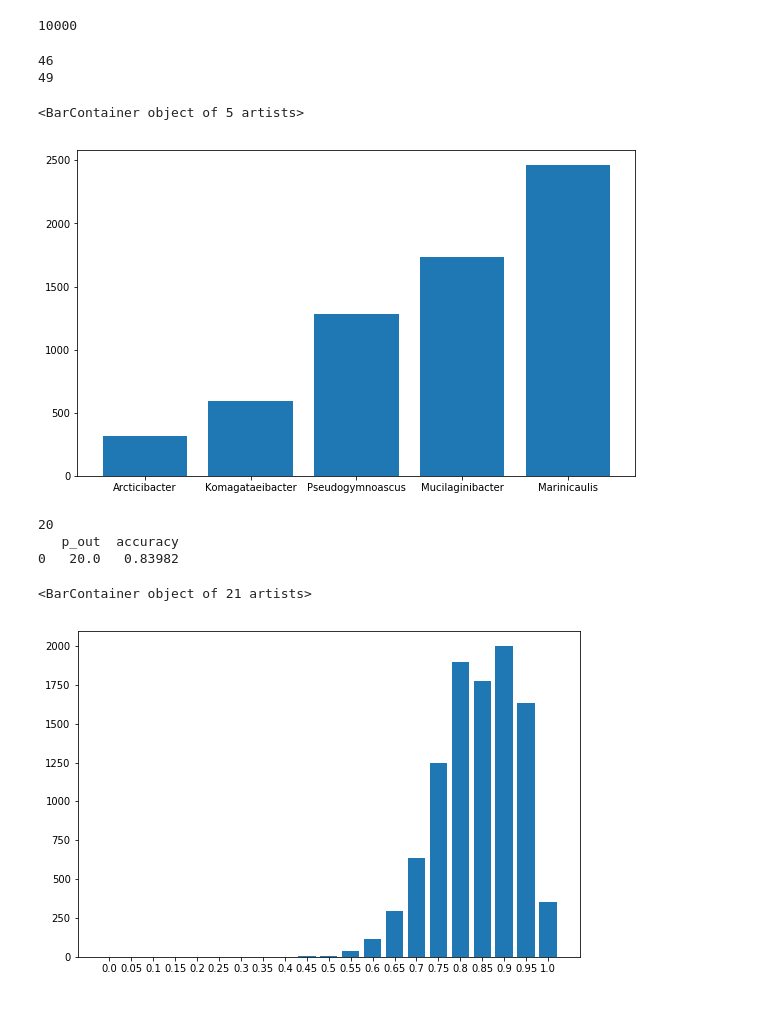
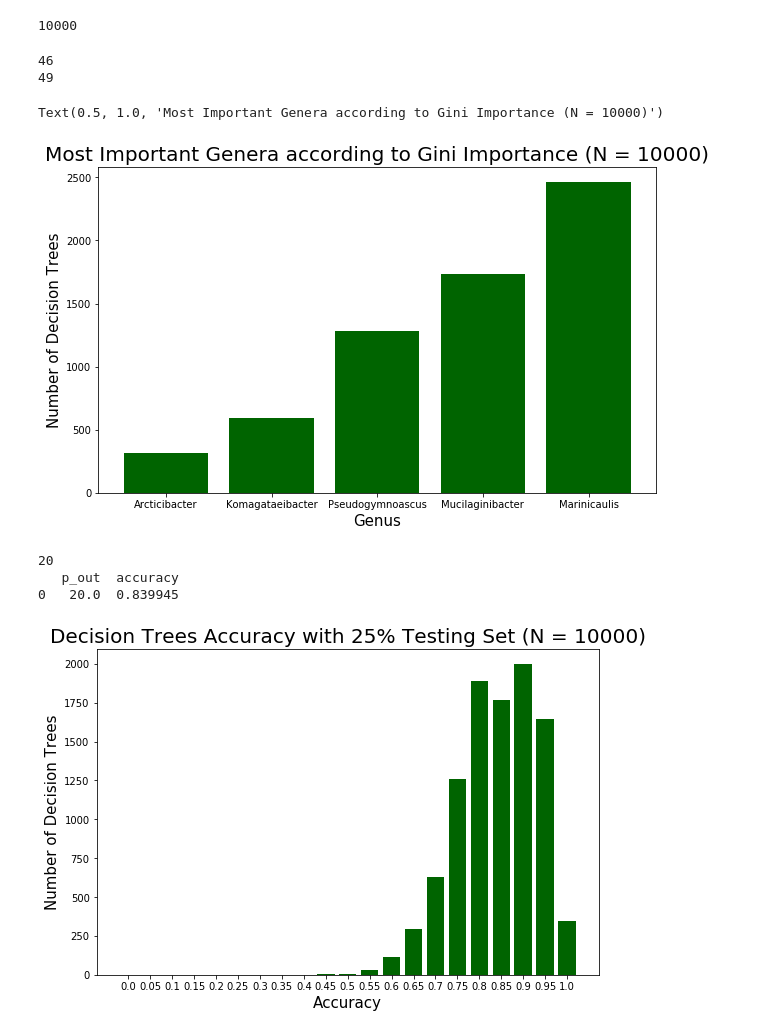
Before and after one commit to chdorgeix1/proProj, a Jupyter notebook: species_microbe_analysis/final_project.ipynb, the cells around one changed output. Saved outputs shown, nothing was run; the diff lists cells and outputs as text; code cells hidden in the pictures; blank space fills up the shorter version.

Commit message:
Updated poster presentation with relevant figures

```diff
--- a/species_microbe_analysis/final_project.ipynb
+++ b/species_microbe_analysis/final_project.ipynb
@@ -194,14 +194,14 @@ for j in p_num_list:
     d = {'TP': [], 'FN': [], 'FP': [], 'TN': []}
     df1 = pd.DataFrame(data=d)
 
-    rs = ShuffleSplit(n_splits=1000, test_size= float(j/81), random_state=1693)
+    rs = ShuffleSplit(n_splits=10000, test_size= float(j/81), random_state=1693)
     rs.get_n_splits(X)
 
     FN_FP_TP_TN = []
     for train_index, test_index in rs.split(X):
         X_train, X_test = X[train_index], X[test_index]
         y_train, y_test = y[train_index], y[test_index]
-        dt_classifier = DecisionTreeClassifier(random_state=1693, max_depth=3, min_samples_leaf=4)
+        dt_classifier = DecisionTreeClassifier(random_state=1693, max_depth=2, min_samples_leaf=4)
         dt_classifier.fit(X_train, y_train)
 
         #counter = 0
@@ -304,0 +300,8 @@ df2.plot(x="p_out", y=["accuracy"], kind="line", figsize=(10, 9))
+# %%
+df2.plot(x="p_out", y="accuracy", kind="line", figsize=(10, 9), color = 'green', linewidth = 3, label = '_nolegend_')
+plt.rc('axes', titlesize=20) #fontsize of the title
+plt.rc('axes', labelsize=15) #fontsize of the x and y labels
+plt.xlabel("Number of Data Points Used in Testing Set")
+plt.ylabel("Accuracy")
+plt.title("Decision Tree Accuracy across P Out")
+plt.show()
@@ -473,36 +478,41 @@ final_max = (max_list[-10:])
 X_list = []
 y_list = []
 for i in final_max:
     X_list.append(str(unique_genera[genera_count.index(i)]))
     y_list.append(i)
 
 for i in range(len(genera_count)):
     if genera_count[i] == 23:
         print(i)
 
 #X_list[1] = str(unique_genera[82])
 
 #print(X_list)
 #print(y_list)
 
 genus_list = []
 for i in X_list:
     genus_list.append(column_list[int(i)])
 
 final_genus_list = []
 for i in genus_list:
     final_genus_list.append((i.split("|"))[-1:][0])
     #print(i)
     #print(genus)
 #print(final_genus_list)
 
 fig= plt.figure(figsize=(10,6))
-plt.bar(final_genus_list[-5:], y_list[-5:])
+plt.bar(final_genus_list[-5:], y_list[-5:], color = 'darkgreen')
+plt.rc('axes', titlesize=20) #fontsize of the title
+plt.rc('axes', labelsize=15) #fontsize of the x and y labels
+plt.xlabel("Genus")
+plt.ylabel("Number of Decision Trees")
+plt.title("Most Important Genera according to Gini Importance (N = 10000)")
 # %% [output]
 46
 49
-<BarContainer object of 5 artists>
+Text(0.5, 1.0, 'Most Important Genera according to Gini Importance (N = 10000)')
-[figure, old version]
+[figure, new version]
 # %%
 ######################
 #Create distribution graph of a accuracy of each model
@@ -531,7 +541,7 @@ for j in p_num_list:
     for train_index, test_index in rs.split(X):
         X_train, X_test = X[train_index], X[test_index]
         y_train, y_test = y[train_index], y[test_index]
-        dt_classifier = DecisionTreeClassifier(random_state=1693, max_depth=3, min_samples_leaf=4)
+        dt_classifier = DecisionTreeClassifier(random_state=1693, max_depth=2, min_samples_leaf=4)
         dt_classifier.fit(X_train, y_train)
 
 
@@ -578,7 +588,7 @@ for j in p_num_list:
 # %% [output]
 20
    p_out  accuracy
-0   20.0   0.83982
+0   20.0  0.839945
 # %%
 # Barchart displaying variance in Leave N out for 20
 x = np.linspace(0, 1, 21)
@@ -593,7 +603,12 @@ for i, row in df1.iterrows():
 
 #print(x_list)
 fig= plt.figure(figsize=(9,6))
-plt.bar(x_list, bar_list)
+plt.bar(x_list, bar_list, color = 'darkgreen')
+plt.rc('axes', titlesize=20) #fontsize of the title
+plt.rc('axes', labelsize=15) #fontsize of the x and y labels
+plt.xlabel("Accuracy")
+plt.ylabel("Number of Decision Trees")
+plt.title("Decision Trees Accuracy with 25% Testing Set (N = 10000)")
+plt.show()
 # %% [output]
-<BarContainer object of 21 artists>
-[figure, old version]
+[figure, new version]
```
Also changed, not shown: parts of 3 cells of this notebook, 2 other files.
